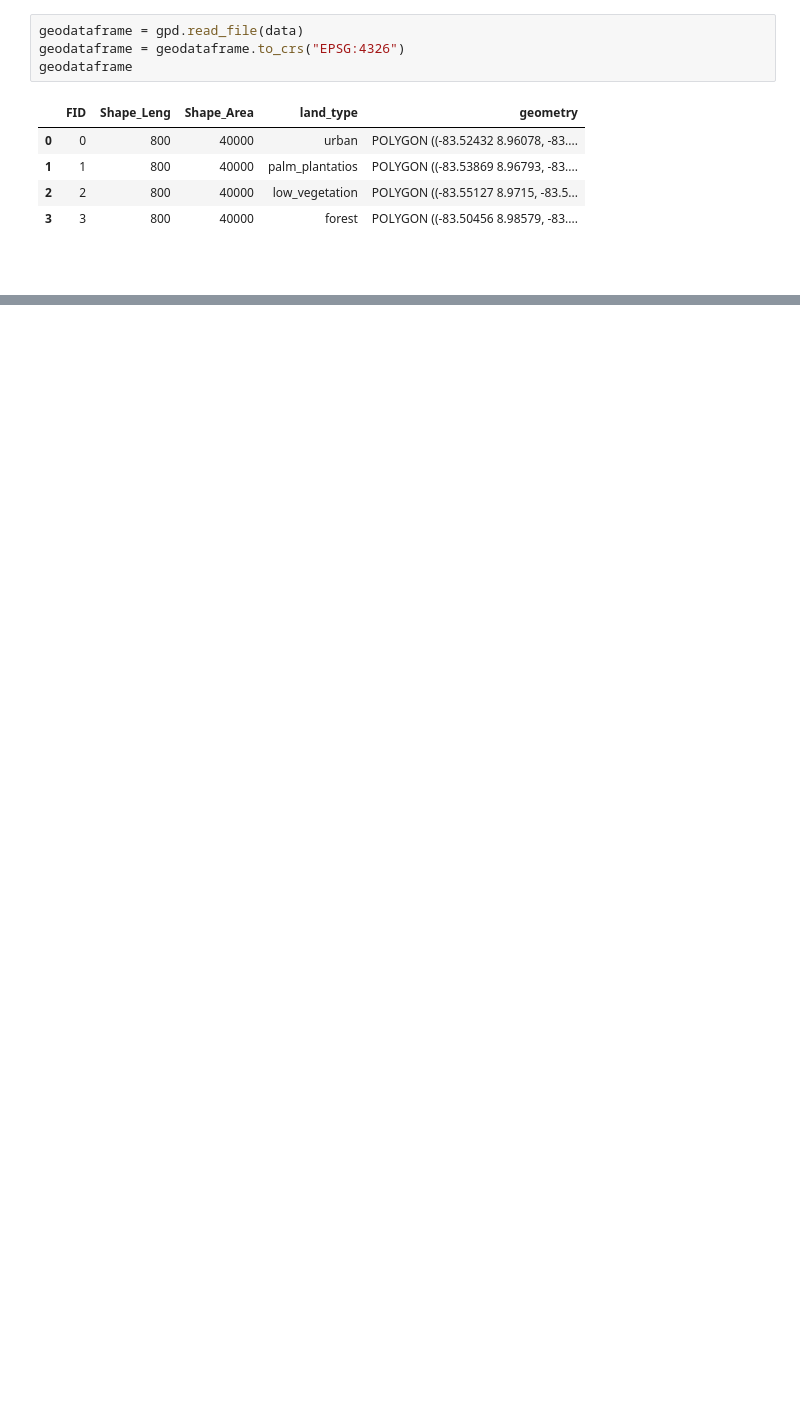
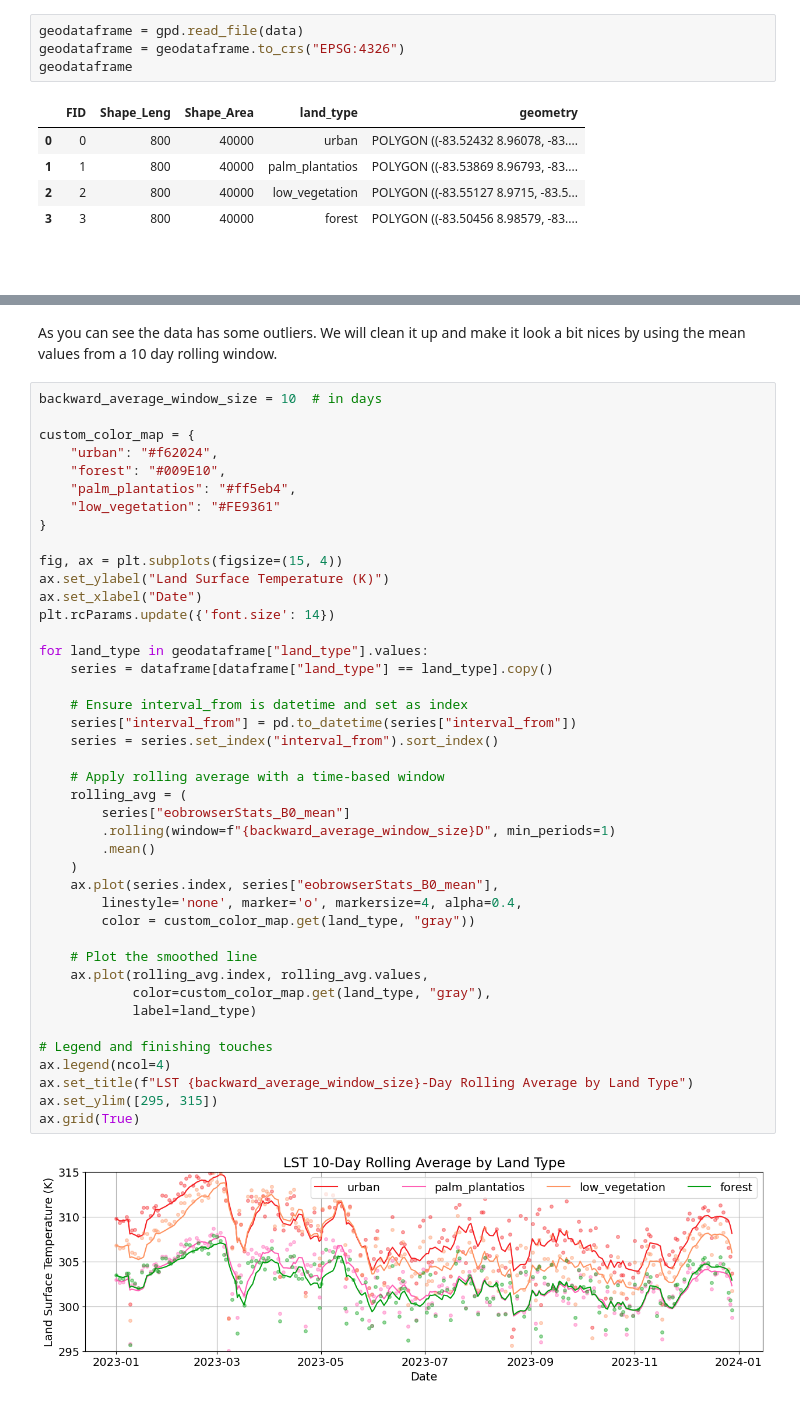
Before and after one commit to nikolovayana/LST, a Jupyter notebook: source/main.ipynb, the cells around one changed output, grey strips where cells are left out. Saved outputs shown, nothing was run; the diff lists cells and outputs as text; blank space fills up the shorter version.

```diff
--- a/source/main.ipynb
+++ b/source/main.ipynb
@@ -84,0 +136,46 @@ dataframe
+# %% [markdown]
+As you can see the data has some outliers. We will clean it up and make it look a bit nices by using the mean values from a 10 day rolling window.
+# %%
+backward_average_window_size = 10  # in days
+
+custom_color_map = {
+    "urban": "#f62024",
+    "forest": "#009E10",
+    "palm_plantatios": "#ff5eb4",
+    "low_vegetation": "#FE9361"
+}
+
+fig, ax = plt.subplots(figsize=(15, 4))
+ax.set_ylabel("Land Surface Temperature (K)")
+ax.set_xlabel("Date")
+plt.rcParams.update({'font.size': 14})
+
+for land_type in geodataframe["land_type"].values:
+    series = dataframe[dataframe["land_type"] == land_type].copy()
+
+    # Ensure interval_from is datetime and set as index
+    series["interval_from"] = pd.to_datetime(series["interval_from"])
+    series = series.set_index("interval_from").sort_index()
+
+    # Apply rolling average with a time-based window
+    rolling_avg = (
+        series["eobrowserStats_B0_mean"]
+        .rolling(window=f"{backward_average_window_size}D", min_periods=1)
+        .mean()
+    )
+    ax.plot(series.index, series["eobrowserStats_B0_mean"],
+        linestyle='none', marker='o', markersize=4, alpha=0.4,
+        color = custom_color_map.get(land_type, "gray"))
+
+    # Plot the smoothed line
+    ax.plot(rolling_avg.index, rolling_avg.values,
+            color=custom_color_map.get(land_type, "gray"),
+            label=land_type)
+
+# Legend and finishing touches
+ax.legend(ncol=4)
+ax.set_title(f"LST {backward_average_window_size}-Day Rolling Average by Land Type")
+ax.set_ylim([295, 315])
+ax.grid(True)
+# %% [output]
+[figure, added]
```
Also changed, not shown: parts of 11 cells of this notebook, 2 other files.
